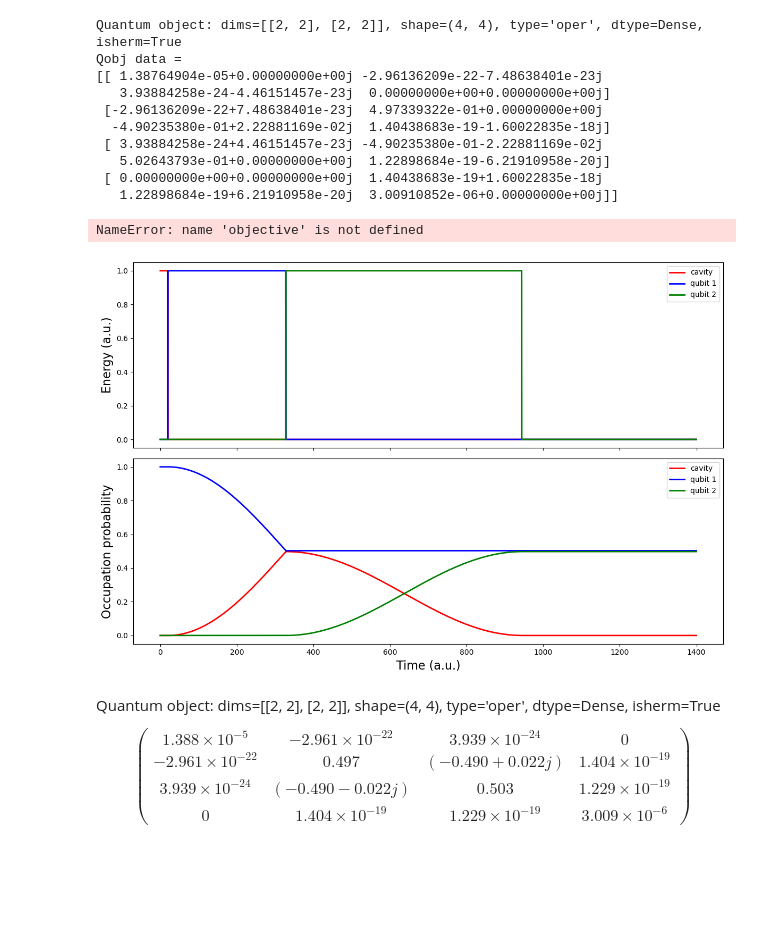
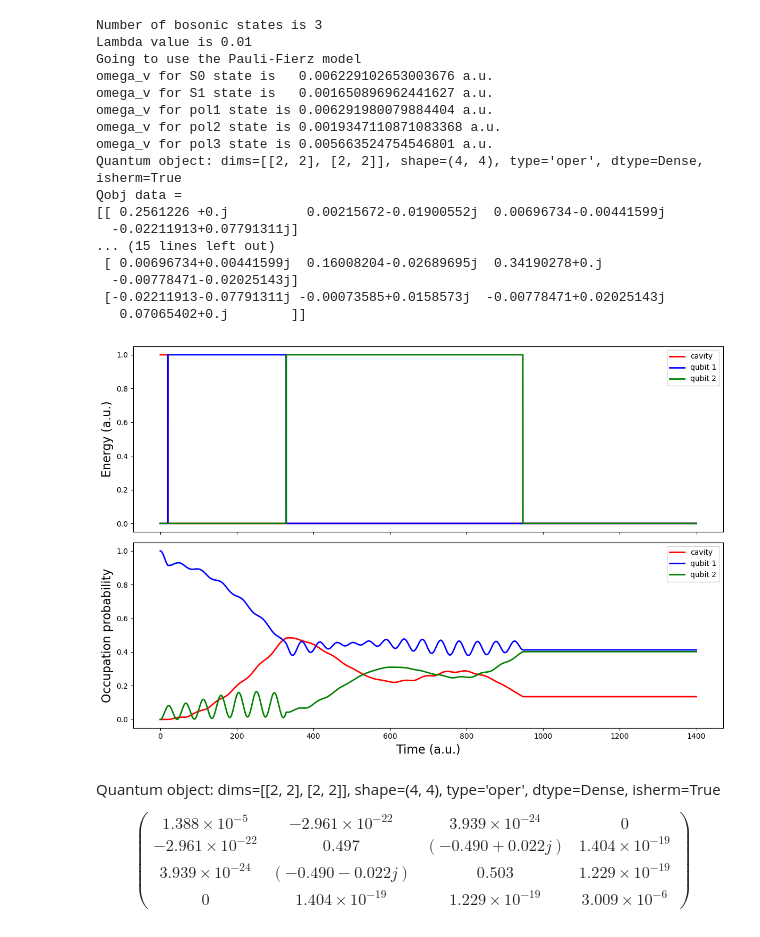
Before and after one commit to FoleyLab/qutip-lectures, a Jupyter notebook: test_qutip/Polariton_Implementation/run_with_json_parameter_file_polariton_basis.ipynb, the cells around one changed output. Cells and saved outputs as stored; diff of their text form; code cells hidden in the pictures; blank space fills up the shorter version.

```diff
--- a/test_qutip/Polariton_Implementation/run_with_json_parameter_file_polariton_basis.ipynb
+++ b/test_qutip/Polariton_Implementation/run_with_json_parameter_file_polariton_basis.ipynb
@@ -235,51 +335,46 @@ def runner(LiH_params, psi0, rho_qubits_ideal, tlist, Nf, omega_vib_list):
 # %%
 # -----------------------------------------------------------
 # Load system parameters (LiH example)
 # -----------------------------------------------------------
-LiH_params = read_json_to_dict("LiH_params.json")
+LiH_params = read_json_to_dict("LiH_lz_0.05.json")
 
-# vibrational frequencies for polariton states - to be fixed
-omega_vib_list = [0.006, # omega on gs
-                  0.006, # omega on LP
-                  0.006, # omega on UP
-                  0.006, # omega on S0
-                  0.006, # omega on S1
-                  0.006] # omega on S1
 
-Nf = 3  # bosonic cutoff
+Nf = LiH_params.get("N_boson", 4)
 
-#good_params = [7.74557860e-01, 6.55479084e-01, 6.40516069e-04, 2.85479981e+02, 5.58060919e+02]
-good_params = [7.74e-1, 6.55e-1, 6.4e-4, 308, 616]
-
-# initial psi
 psi_init = tensor(basis(2,1), basis(Nf,0),
               basis(2,0), basis(Nf,0), basis(Nf,0))
 
 
 # ideal Bell target
 rho_qubits_ideal = ket2dm(
     tensor(phasegate(0), phasegate(pi/2)) *
     sqrtiswap() *
     tensor(basis(2,1), basis(2,0))
 )
 
 # time discretization
 tlist = np.linspace(0, 1400, 5000)
 
-rf, fid, con = runner(LiH_params, psi_init, rho_qubits_ideal, tlist, Nf, omega_vib_list)
+rf, fid, con = runner(LiH_params, psi_init, rho_qubits_ideal, tlist)
 # %% [output]
+Number of bosonic states is 3
+Lambda value is 0.01
+Going to use the Pauli-Fierz model
+omega_v for S0 state is   0.006229102653003676 a.u.
+omega_v for S1 state is   0.001650896962441627 a.u.
+omega_v for pol1 state is 0.006291980079884404 a.u.
+omega_v for pol2 state is 0.0019347110871083368 a.u.
+omega_v for pol3 state is 0.005663524754546801 a.u.
 Quantum object: dims=[[2, 2], [2, 2]], shape=(4, 4), type='oper', dtype=Dense, isherm=True
 Qobj data =
-[[ 1.38764904e-05+0.00000000e+00j -2.96136209e-22-7.48638401e-23j
-   3.93884258e-24-4.46151457e-23j  0.00000000e+00+0.00000000e+00j]
- [-2.96136209e-22+7.48638401e-23j  4.97339322e-01+0.00000000e+00j
-  -4.90235380e-01+2.22881169e-02j  1.40438683e-19-1.60022835e-18j]
- [ 3.93884258e-24+4.46151457e-23j -4.90235380e-01-2.22881169e-02j
-   5.02643793e-01+0.00000000e+00j  1.22898684e-19-6.21910958e-20j]
- [ 0.00000000e+00+0.00000000e+00j  1.40438683e-19+1.60022835e-18j
-   1.22898684e-19+6.21910958e-20j  3.00910852e-06+0.00000000e+00j]]
+[[ 0.2561226 +0.j          0.00215672-0.01900552j  0.00696734-0.00441599j
+  -0.02211913+0.07791311j]
+... (15 lines left out)
+ [ 0.00696734+0.00441599j  0.16008204-0.02689695j  0.34190278+0.j
+  -0.00778471-0.02025143j]
+ [-0.02211913-0.07791311j -0.00073585+0.0158573j  -0.00778471+0.02025143j
+   0.07065402+0.j        ]]
-NameError: name 'objective' is not defined
-[figure, old version]
+[figure, new version]
 # %%
 rf
 # %% [output]
```
Also changed, not shown: parts of 1 cell of this notebook, 3 other files.
